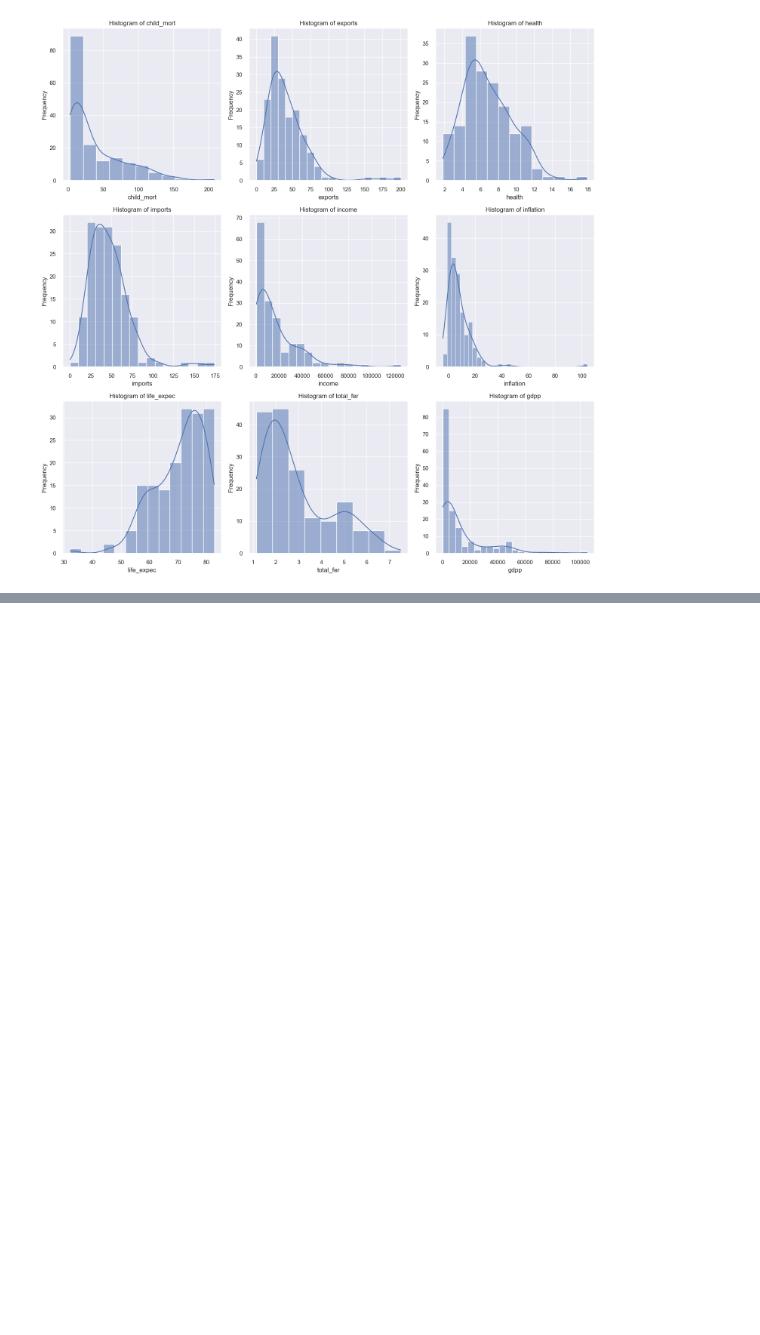
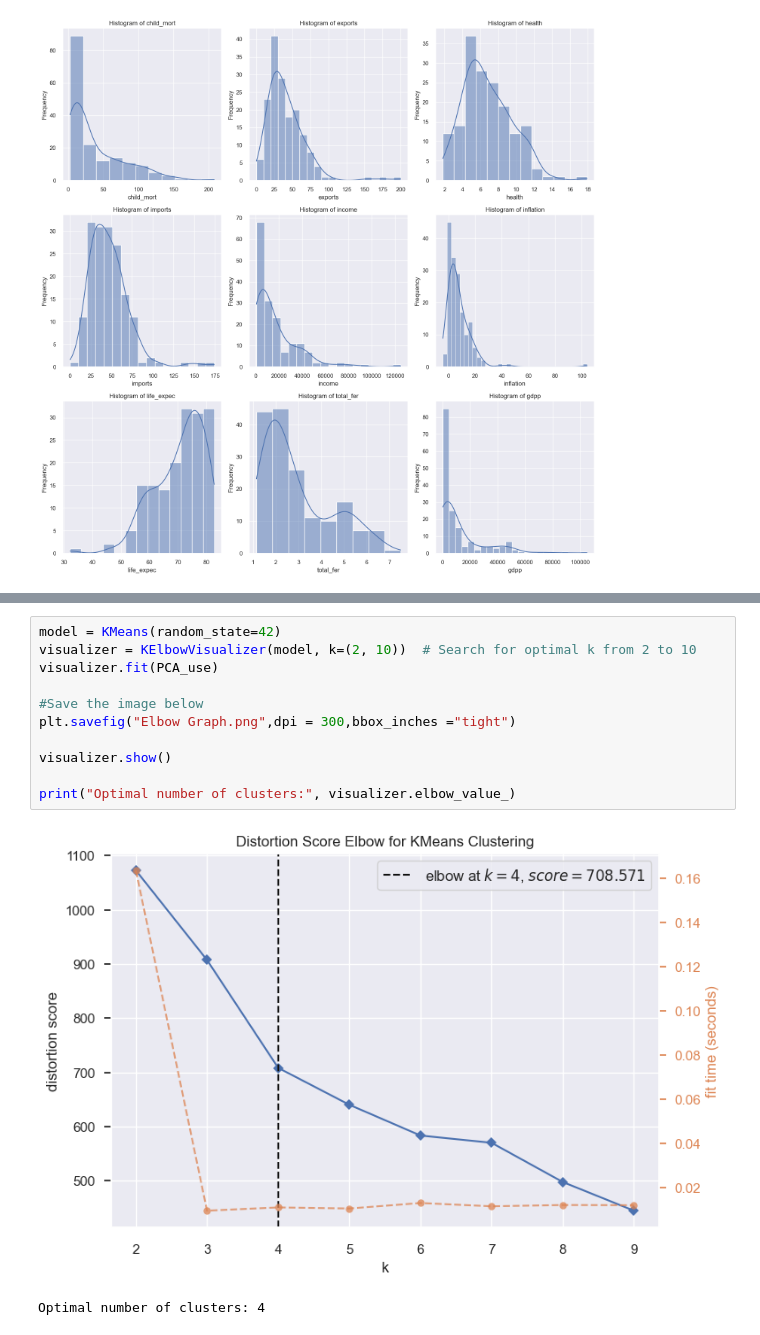
Before and after one commit to Tonyhans04/Unsupervised-learning, a Jupyter notebook: HELP International Data-checkpoint.ipynb, the cells around one changed output, grey strips where cells are left out. Saved outputs shown, nothing was run; the diff lists cells and outputs as text; blank space fills up the shorter version.

```diff
--- a/HELP International Data-checkpoint.ipynb
+++ b/HELP International Data-checkpoint.ipynb
@@ -215,0 +224,14 @@ IndexError: only integers, slices (`:`), ellipsis (`...`), numpy.newaxis (`None`
+# %%
+model = KMeans(random_state=42)
+visualizer = KElbowVisualizer(model, k=(2, 10))  # Search for optimal k from 2 to 10
+visualizer.fit(PCA_use)
+
+#Save the image below
+plt.savefig("Elbow Graph.png",dpi = 300,bbox_inches ="tight")
+
+visualizer.show()
+
+print("Optimal number of clusters:", visualizer.elbow_value_)
+# %% [output]
+[figure, added]
+Optimal number of clusters: 4
```
Also changed, not shown: parts of 35 cells of this notebook.
